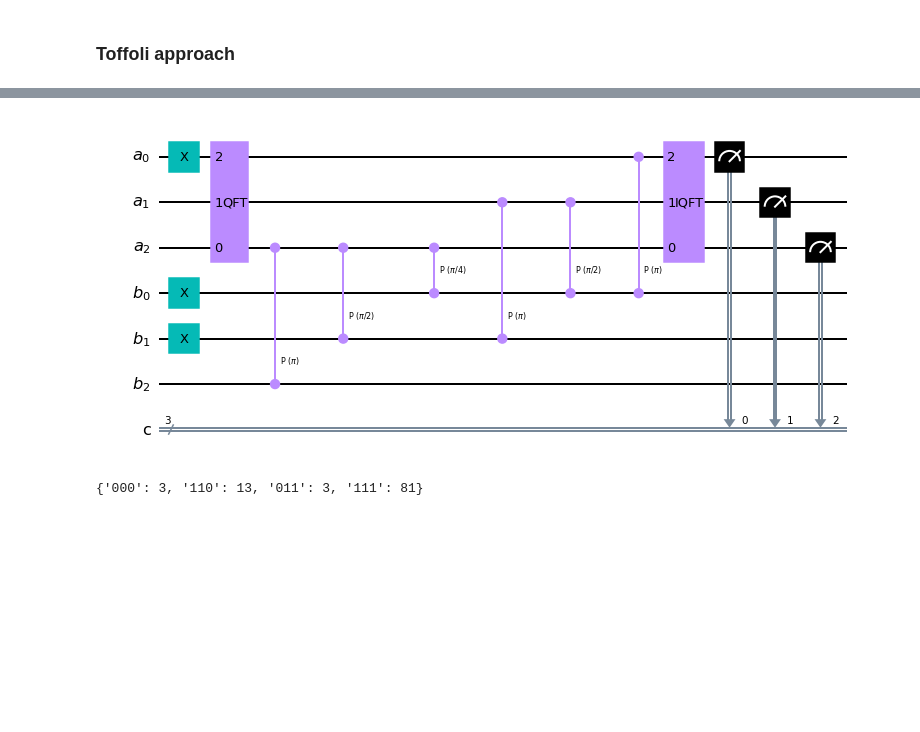
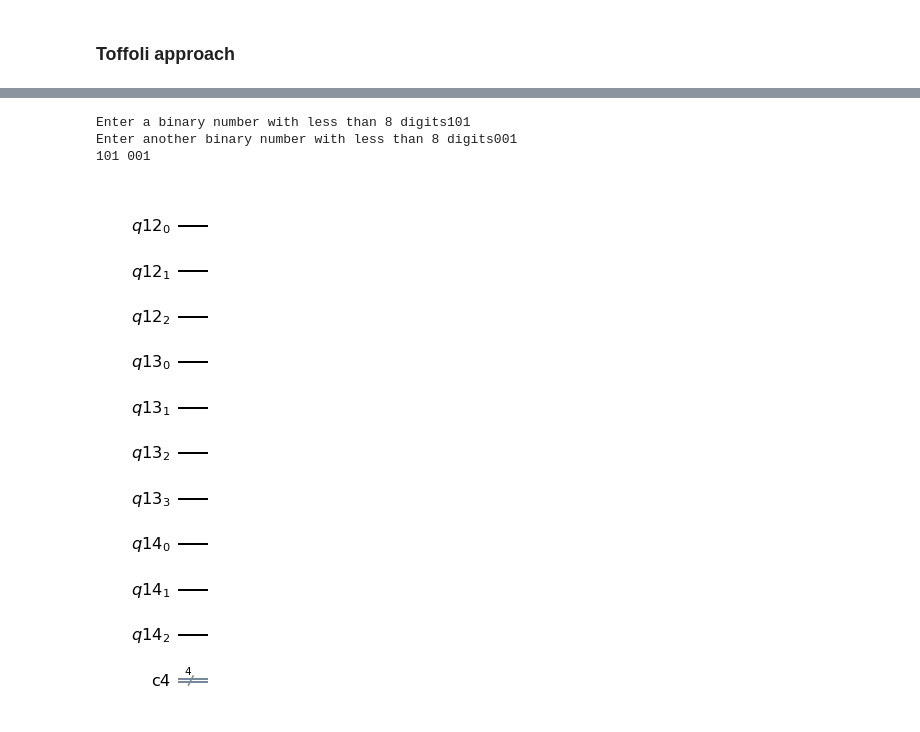
Before and after one commit to lmarza/QuantumDeskCalculator, a Jupyter notebook: deskCalculator.ipynb, the cells around one changed output, grey strips where cells are left out. Saved outputs shown, nothing was run; the diff lists cells and outputs as text; code cells hidden in the pictures; blank space fills up the shorter version.

```diff
--- a/deskCalculator.ipynb
+++ b/deskCalculator.ipynb
@@ -76,20 +21,0 @@ def controlled_rotations(qc, reg_a, reg_b, n):
-# %%
-qc, r_a, r_b, cr = set_input_state(1,3)
-qc.append(QFT(3, do_swaps=False), [2, 1, 0])
-
-for i in range(0,3):
-    controlled_rotations(qc, r_a, r_b, 2-i)
-
-qc.append(QFT(3, do_swaps=False).inverse(), [2, 1, 0])
-qc.measure(r_a, cr)
-qc.draw('mpl')
-# %% [output]
-[figure, removed]
-# %%
-backend = Aer.get_backend('qasm_simulator')
-job = qiskit.execute(qc, backend, shots=100)
-result = job.result()
-counts = result.get_counts(qc)
-print(counts)
-# %% [output]
-{'000': 3, '110': 13, '011': 3, '111': 81}
@@ -95,0 +24,36 @@ print(counts)
+# %%
+# The reason we need numbers with less than 8 digits is because
+#the IBM QISkit simulator only has 32 (qu)bits for us to uses
+
+first = input("Enter a binary number with less than 8 digits")
+second = input("Enter another binary number with less than 8 digits")
+
+print(first, second)
+# %% [output]
+Enter a binary number with less than 8 digits101
+Enter another binary number with less than 8 digits001
+101 001
+# %%
+# here we check which number is the longest and we take that length 'l' to declare
+# two quantumRegisters that contain 'l' qubits.
+l = len(first)
+l2 = len(second)
+if l > l2:
+     n = l
+else:
+     n = l2
+
+
+#Initializing the registers; two quantum registers with n bits each
+#1 more with n+1 bits, which will also hold the sum of the two #numbers
+#The classical register has n+1 bits, which is used to make the sum #readable
+
+a = QuantumRegister(n) #First number
+b = QuantumRegister(n+1) #Second number, then sum
+c = QuantumRegister(n) #Carry bits
+cl = ClassicalRegister(n+1) #Classical output
+#Combining all of them into one quantum circuit
+qc = QuantumCircuit(a, b, c, cl)
+qc.draw('mpl')
+# %% [output]
+[figure, added]
```
Also changed, not shown: parts of 12 cells of this notebook.
